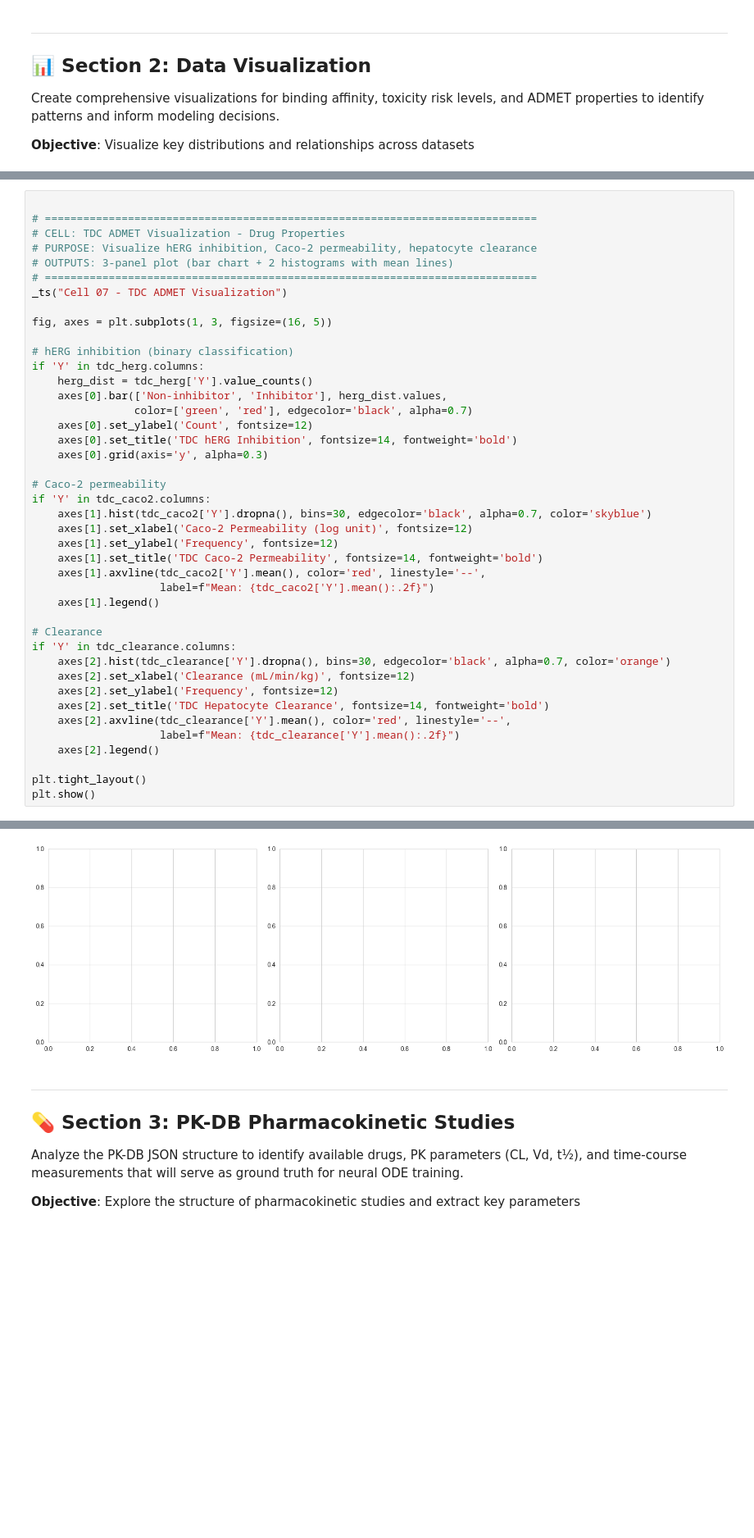
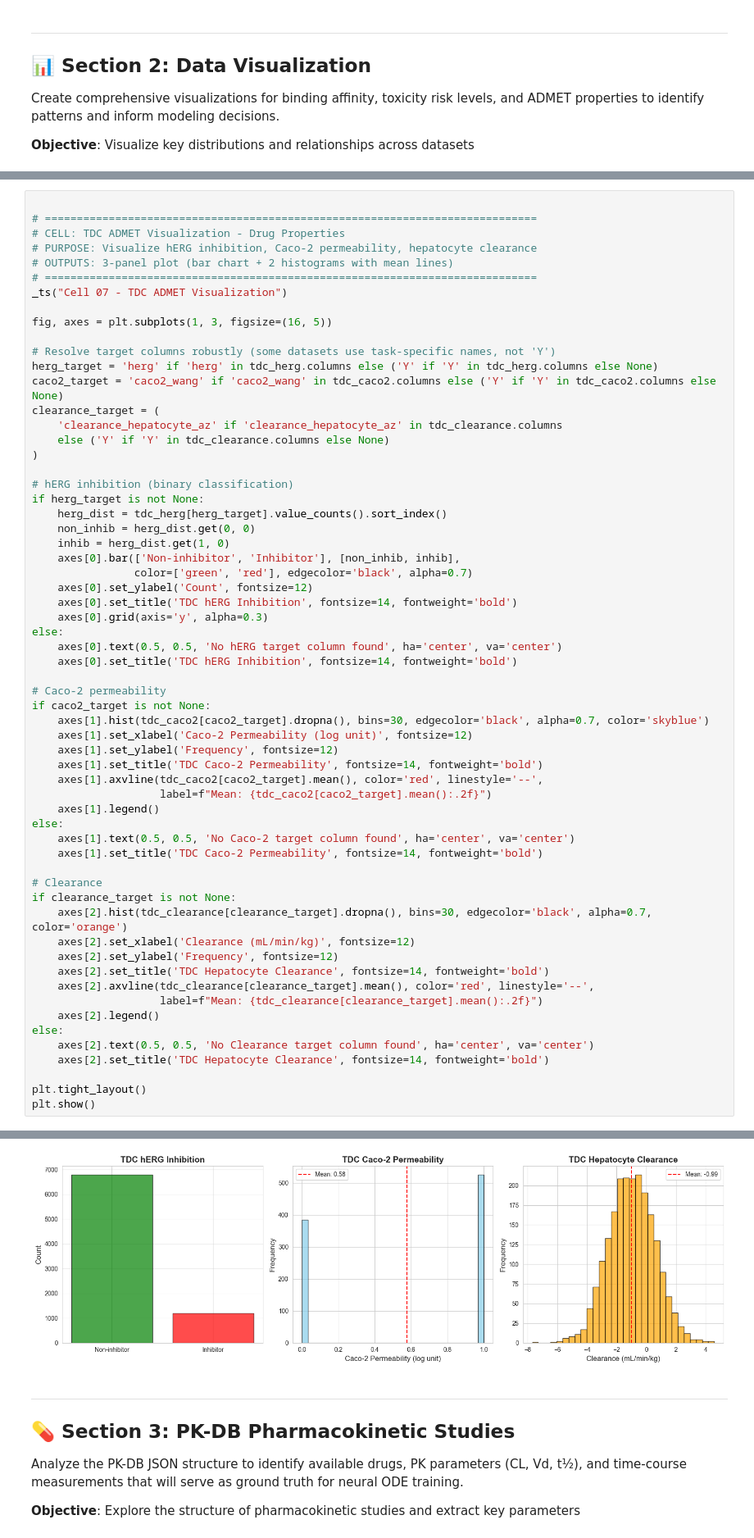
Before and after one commit to Sushree2179/Neural_PK-PD_Modeling_with_ODE, a Jupyter notebook: Coding/phase1_2_data_exploration.ipynb, the cells around one changed output, grey strips where cells are left out. Shown at 82% size. Saved outputs shown, nothing was run; the diff lists cells and outputs as text; blank space fills up the shorter version.

```diff
--- a/Coding/phase1_2_data_exploration.ipynb
+++ b/Coding/phase1_2_data_exploration.ipynb
@@ -327,34 +327,53 @@ _ts("Cell 07 - TDC ADMET Visualization")
 
 fig, axes = plt.subplots(1, 3, figsize=(16, 5))
 
+# Resolve target columns robustly (some datasets use task-specific names, not 'Y')
+herg_target = 'herg' if 'herg' in tdc_herg.columns else ('Y' if 'Y' in tdc_herg.columns else None)
+caco2_target = 'caco2_wang' if 'caco2_wang' in tdc_caco2.columns else ('Y' if 'Y' in tdc_caco2.columns else None)
+clearance_target = (
+    'clearance_hepatocyte_az' if 'clearance_hepatocyte_az' in tdc_clearance.columns
+    else ('Y' if 'Y' in tdc_clearance.columns else None)
+)
+
 # hERG inhibition (binary classification)
-if 'Y' in tdc_herg.columns:
-    herg_dist = tdc_herg['Y'].value_counts()
-    axes[0].bar(['Non-inhibitor', 'Inhibitor'], herg_dist.values,
+if herg_target is not None:
+    herg_dist = tdc_herg[herg_target].value_counts().sort_index()
+    non_inhib = herg_dist.get(0, 0)
+    inhib = herg_dist.get(1, 0)
+    axes[0].bar(['Non-inhibitor', 'Inhibitor'], [non_inhib, inhib],
                 color=['green', 'red'], edgecolor='black', alpha=0.7)
     axes[0].set_ylabel('Count', fontsize=12)
     axes[0].set_title('TDC hERG Inhibition', fontsize=14, fontweight='bold')
     axes[0].grid(axis='y', alpha=0.3)
+else:
+    axes[0].text(0.5, 0.5, 'No hERG target column found', ha='center', va='center')
+    axes[0].set_title('TDC hERG Inhibition', fontsize=14, fontweight='bold')
 
 # Caco-2 permeability
-if 'Y' in tdc_caco2.columns:
-    axes[1].hist(tdc_caco2['Y'].dropna(), bins=30, edgecolor='black', alpha=0.7, color='skyblue')
+if caco2_target is not None:
+    axes[1].hist(tdc_caco2[caco2_target].dropna(), bins=30, edgecolor='black', alpha=0.7, color='skyblue')
     axes[1].set_xlabel('Caco-2 Permeability (log unit)', fontsize=12)
     axes[1].set_ylabel('Frequency', fontsize=12)
     axes[1].set_title('TDC Caco-2 Permeability', fontsize=14, fontweight='bold')
-    axes[1].axvline(tdc_caco2['Y'].mean(), color='red', linestyle='--',
-                    label=f"Mean: {tdc_caco2['Y'].mean():.2f}")
+    axes[1].axvline(tdc_caco2[caco2_target].mean(), color='red', linestyle='--',
+                    label=f"Mean: {tdc_caco2[caco2_target].mean():.2f}")
     axes[1].legend()
+else:
+    axes[1].text(0.5, 0.5, 'No Caco-2 target column found', ha='center', va='center')
+    axes[1].set_title('TDC Caco-2 Permeability', fontsize=14, fontweight='bold')
 
 # Clearance
-if 'Y' in tdc_clearance.columns:
-    axes[2].hist(tdc_clearance['Y'].dropna(), bins=30, edgecolor='black', alpha=0.7, color='orange')
+if clearance_target is not None:
+    axes[2].hist(tdc_clearance[clearance_target].dropna(), bins=30, edgecolor='black', alpha=0.7, color='orange')
     axes[2].set_xlabel('Clearance (mL/min/kg)', fontsize=12)
     axes[2].set_ylabel('Frequency', fontsize=12)
     axes[2].set_title('TDC Hepatocyte Clearance', fontsize=14, fontweight='bold')
-    axes[2].axvline(tdc_clearance['Y'].mean(), color='red', linestyle='--',
-                    label=f"Mean: {tdc_clearance['Y'].mean():.2f}")
+    axes[2].axvline(tdc_clearance[clearance_target].mean(), color='red', linestyle='--',
+                    label=f"Mean: {tdc_clearance[clearance_target].mean():.2f}")
     axes[2].legend()
+else:
+    axes[2].text(0.5, 0.5, 'No Clearance target column found', ha='center', va='center')
+    axes[2].set_title('TDC Hepatocyte Clearance', fontsize=14, fontweight='bold')
 
 plt.tight_layout()
 plt.show()
@@ -363,4 +382,4 @@ plt.show()
-[figure, old version]
+[figure, new version]
 # %% [markdown]
 ---
 
```
Also changed, not shown: parts of 15 cells of this notebook, 24 other files.
